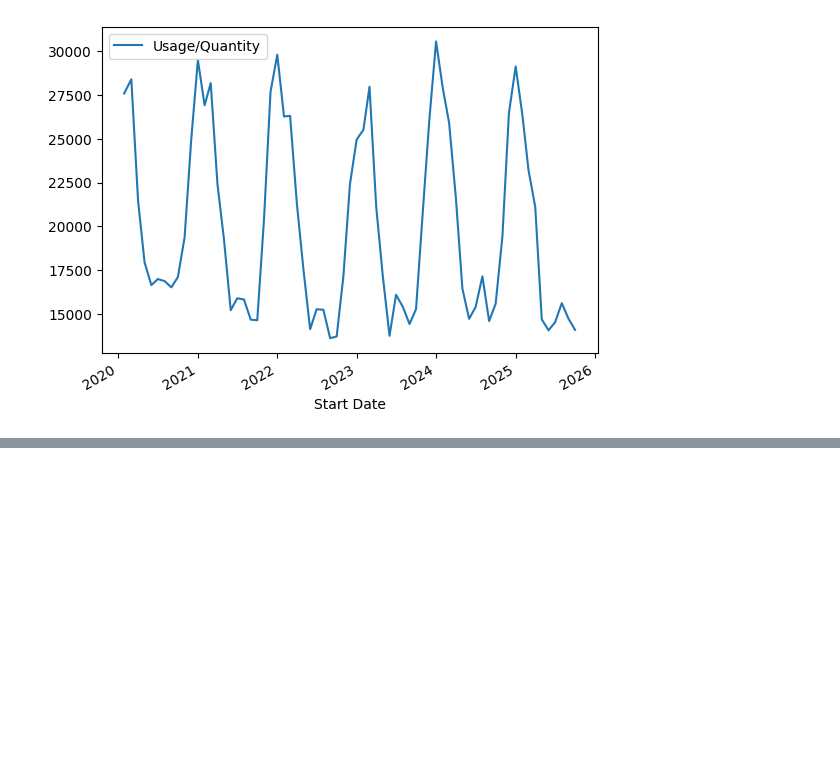
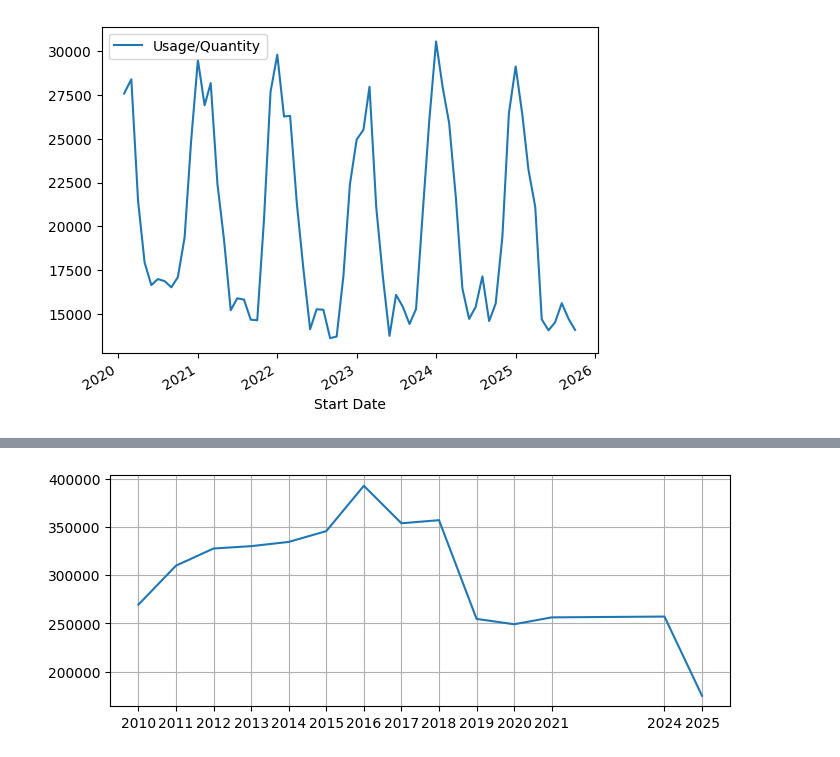
Before and after one commit to saeed-saffari/CPHSC, a Jupyter notebook: O-LCA/Halifax_Infirmary_Complex_meters.ipynb, the cells around one changed output, grey strips where cells are left out. Cells and saved outputs as stored; diff of their text form; code cells hidden in the pictures; blank space fills up the shorter version.

```diff
--- a/O-LCA/Halifax_Infirmary_Complex_meters.ipynb
+++ b/O-LCA/Halifax_Infirmary_Complex_meters.ipynb
@@ -185,0 +194,3 @@ Natural_Gas[Natural_Gas.Year>=2020].plot(x='Start Date',y='Usage/Quantity')
+# %%
+Electric = group_df.get_group('Electric - Grid')
+Electric
@@ -185,0 +211,4 @@ Natural_Gas[Natural_Gas.Year>=2020].plot(x='Start Date',y='Usage/Quantity')
+# %%
+for year in Electric.Year.unique():
+    tt = Electric[Electric.Year==year]
+    print(year, tt.shape)
@@ -185,0 +248,10 @@ Natural_Gas[Natural_Gas.Year>=2020].plot(x='Start Date',y='Usage/Quantity')
+# %%
+avv2 = []
+for year in Electric.Year.unique():
+    if (year == 2022) or (year==2023):
+        continue
+    tt = Electric[Electric.Year==year]
+    print(year, tt['Cost ($)'].mean().round(2))
+    #print("")
+    avv2.append(tt['Cost ($)'].mean().round(2))
+#avv2
@@ -185,0 +273,13 @@ Natural_Gas[Natural_Gas.Year>=2020].plot(x='Start Date',y='Usage/Quantity')
+# %%
+plt.figure(figsize=(8,3))
+plt.plot([2010, 2011, 2012, 2013, 2014, 2015, 2016, 2017, 2018, 2019, 2020, 2021,
+       #2022, 2023,
+          2024, 2025],avv2)
+plt.grid()
+plt.xticks([2010, 2011, 2012, 2013, 2014, 2015, 2016, 2017, 2018, 2019, 2020, 2021,
+       #2022, 2023,
+          2024, 2025])
+
+plt.show()
+# %% [output]
+[figure, added]
```
Also changed, not shown: parts of 8 cells of this notebook.
